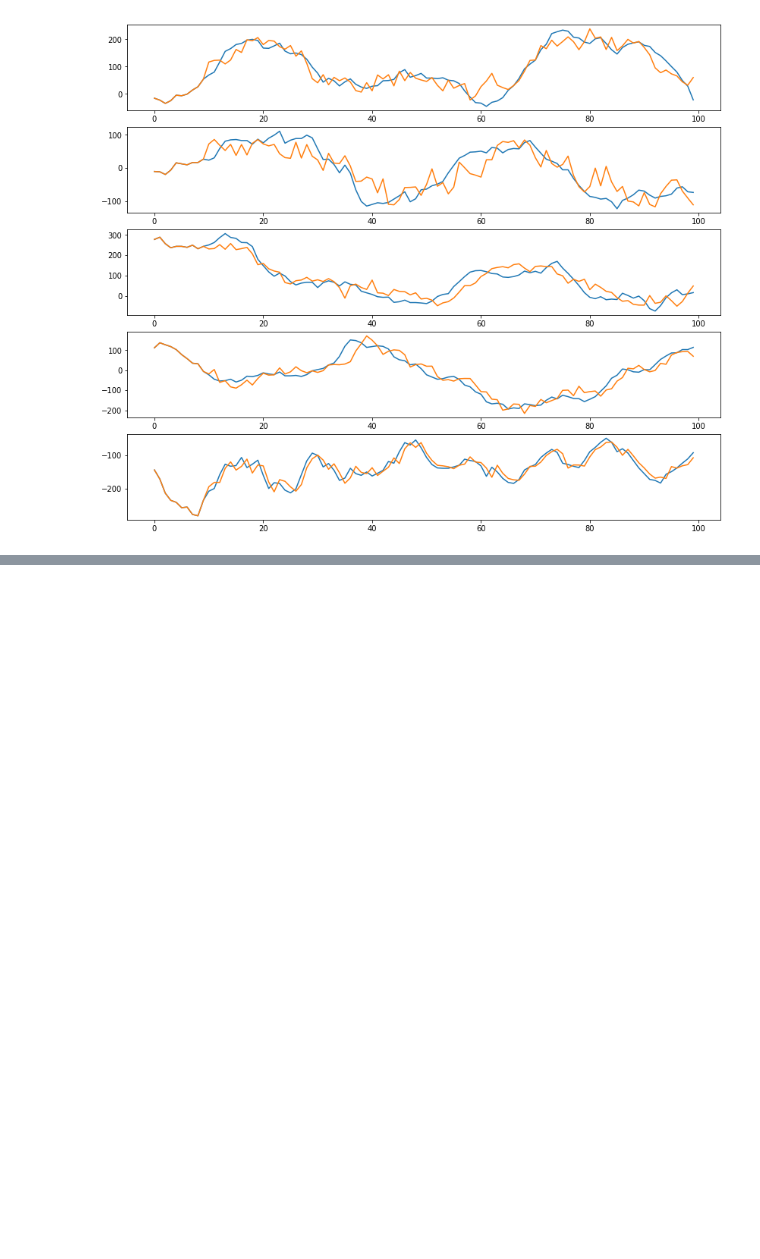
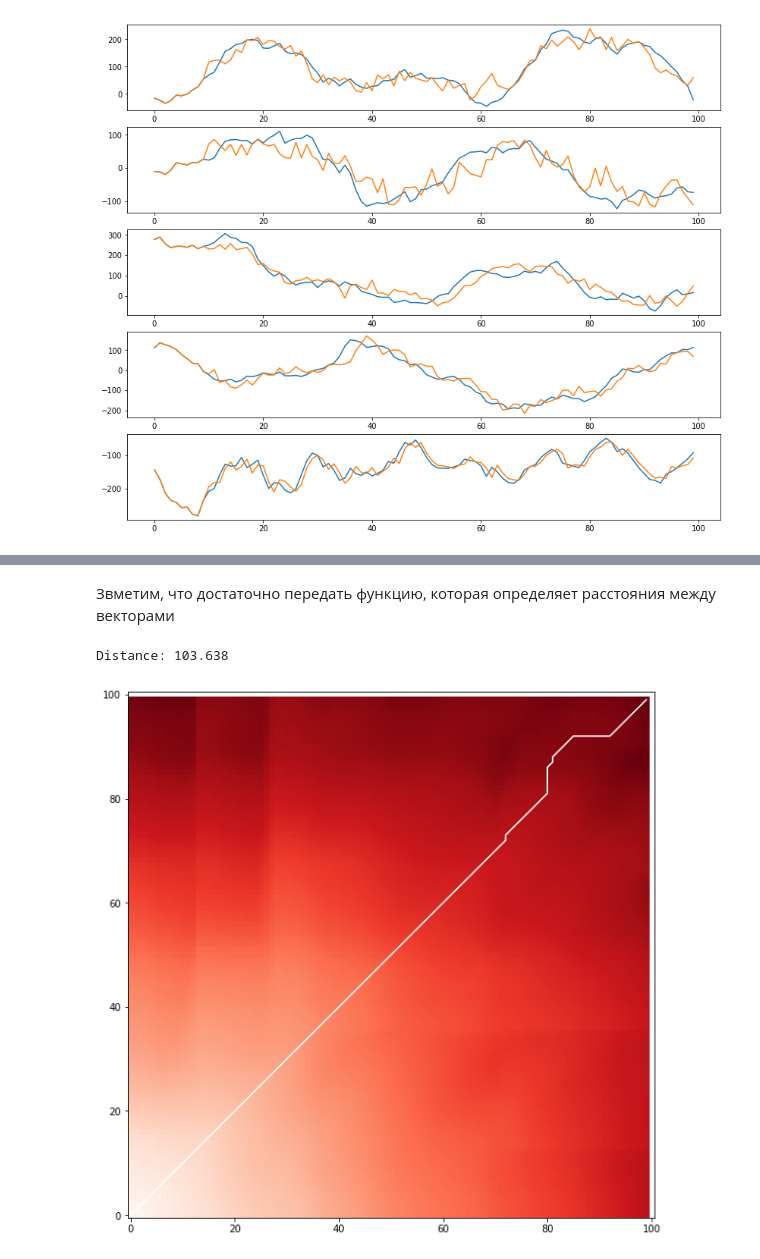
Before and after one commit to igor-yusupov/2018-Project-3, a Jupyter notebook: code/input_data.ipynb, the cells around one changed output, grey strips where cells are left out. Saved outputs shown, nothing was run; the diff lists cells and outputs as text; code cells hidden in the pictures; blank space fills up the shorter version.

```diff
--- a/code/input_data.ipynb
+++ b/code/input_data.ipynb
@@ -161,0 +166,25 @@ plt.show()
+# %%
+x = next(data_iter)
+y = next(data_iter)
+# %%
+x = x.loc[:, "ECoG_ch1":"ECoG_ch3"].values
+y = y.loc[:, "ECoG_ch1":"ECoG_ch3"].values
+# %% [markdown]
+Звметим, что достаточно передать функцию, которая определяет расстояния между векторами
+# %%
+distance = lambda x, y: np.linalg.norm(x - y)
+# %%
+dist, cost, acc, path = dtw_custom(x, y, distance)
+# %%
+%matplotlib inline
+
+plt.figure(figsize=(10,10))
+plt.imshow(acc.T, origin='lower', cmap=plt.cm.Reds, interpolation='nearest')
+plt.plot(path[0], path[1], 'w', )
+plt.xlim((-0.5, acc.shape[0]+0.5))
+plt.ylim((-0.5, acc.shape[1]+0.5))
+
+print("Distance: {0:0.3f}".format(dist))
+# %% [output]
+Distance: 103.638
+[figure, added]
```
Also changed, not shown: parts of 2 cells of this notebook, 1 other file.
